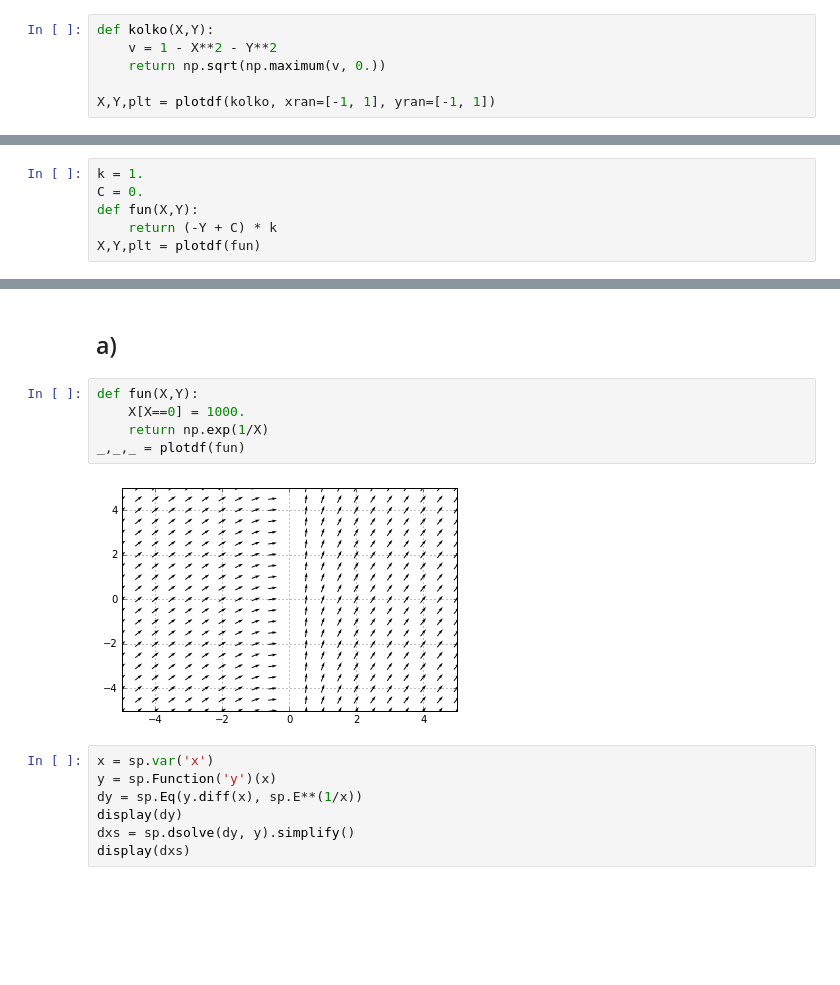
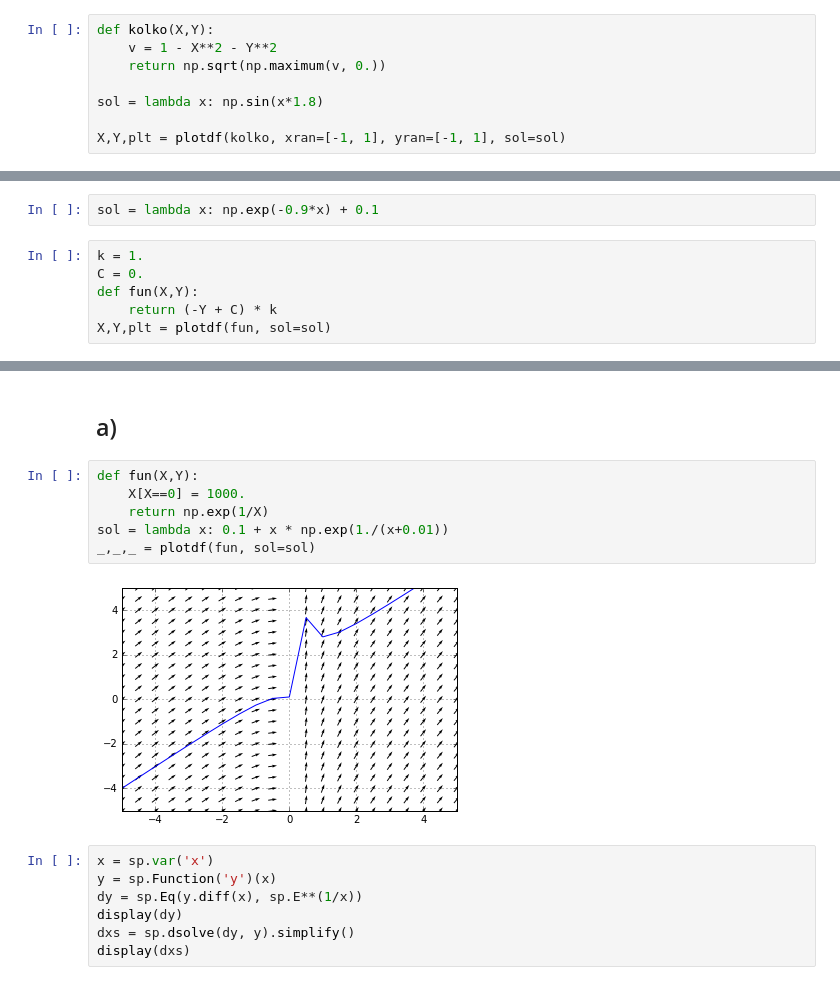
Before and after one commit to scoiatael/MZP, a Jupyter notebook: Lista1.ipynb, the cells around one changed output, grey strips where cells are left out. Drawn from its saved outputs; the diff is of its cells as text; blank space fills up the shorter version.

```diff
--- a/Lista1.ipynb
+++ b/Lista1.ipynb
@@ -89,5 +92,7 @@ def kolko(X,Y):
     v = 1 - X**2 - Y**2
     return np.sqrt(np.maximum(v, 0.))
 
-X,Y,plt = plotdf(kolko, xran=[-1, 1], yran=[-1, 1])
+sol = lambda x: np.sin(x*1.8)
+
+X,Y,plt = plotdf(kolko, xran=[-1, 1], yran=[-1, 1], sol=sol)
 # %% [output]
@@ -111,9 +129,3 @@ X,Y,plt = plotdf(fun, xran=[-C,C], yran=[-C, C])
 # 3
 # %% [markdown]
 ## a
-# %%
-k = 1.
-C = 0.
-def fun(X,Y):
-    return (-Y + C) * k
-X,Y,plt = plotdf(fun)
@@ -130,3 +140,11 @@ display(dxs)
 # %% [output]
 [figure]
 [figure]
+# %%
+sol = lambda x: np.exp(-0.9*x) + 0.1
+# %%
+k = 1.
+C = 0.
+def fun(X,Y):
+    return (-Y + C) * k
+X,Y,plt = plotdf(fun, sol=sol)
@@ -137,10 +157,11 @@ display(dxs)
 # %%
 def fun(X,Y):
     X[X==0] = 1000.
     return np.exp(1/X)
-_,_,_ = plotdf(fun)
+sol = lambda x: 0.1 + x * np.exp(1./(x+0.01))
+_,_,_ = plotdf(fun, sol=sol)
 # %% [output]
-[figure, old version]
+[figure, new version]
 # %%
 x = sp.var('x')
 y = sp.Function('y')(x)
```
Also changed, not shown: parts of 10 cells of this notebook.
